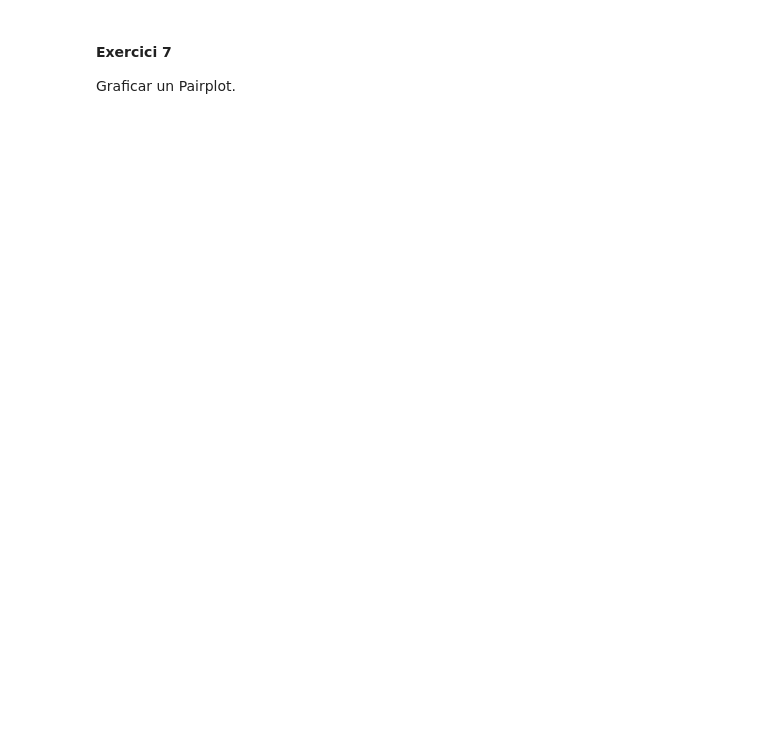
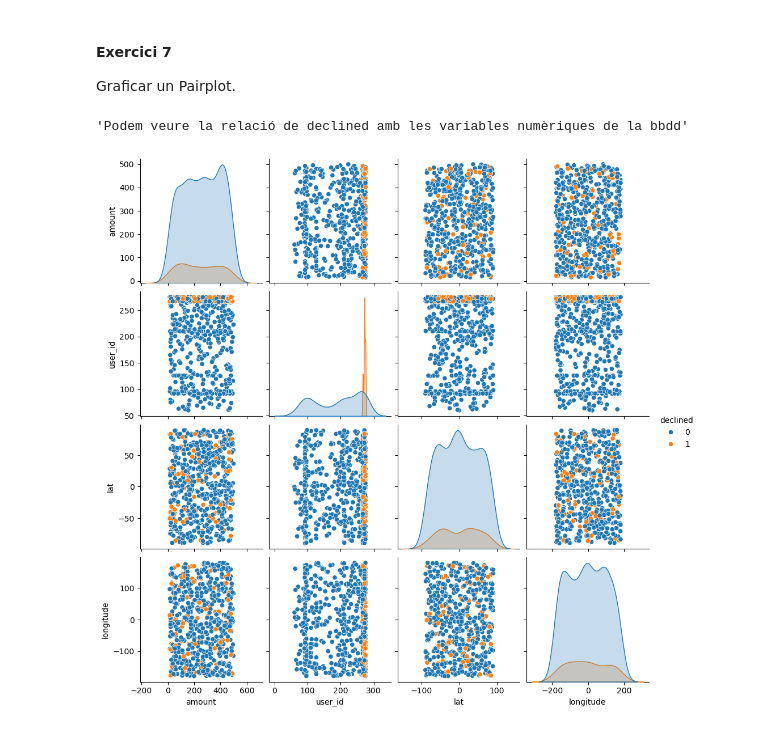
Before and after one commit to aleix-gb/Aleix-Gabarro-sprints, a Jupyter notebook: Sprint 8/Sprint 8.ipynb, the cells around one changed output. Saved outputs shown, nothing was run; the diff lists cells and outputs as text; code cells hidden in the pictures; blank space fills up the shorter version.

```diff
--- a/Sprint 8/Sprint 8.ipynb
+++ b/Sprint 8/Sprint 8.ipynb
@@ -241,3 +242,16 @@ plt.show()
 # %% [markdown]
 #### Exercici 7
 Graficar un Pairplot.
+# %%
+import seaborn as sns
+import matplotlib.pyplot as plt
+
+df6 = dataframes["transactions"]
+
+sns.pairplot(df6, hue = "declined")
+plt.show
+
+"""Podem veure la relació de declined amb les variables numèriques de la bbdd"""
+# %% [output]
+'Podem veure la relació de declined amb les variables numèriques de la bbdd'
+[figure, added]
```
Also changed, not shown: parts of 13 cells of this notebook.
